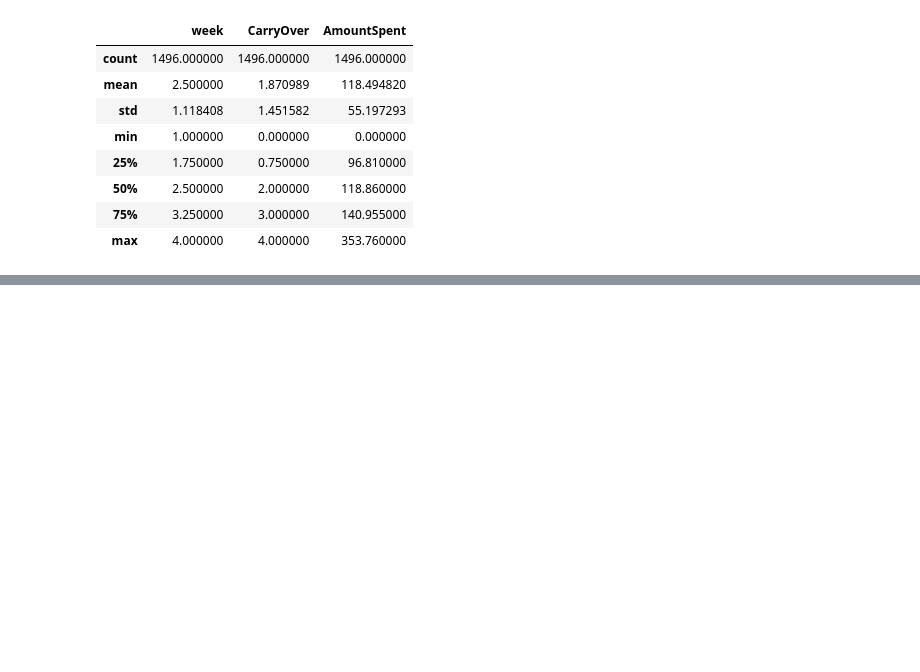
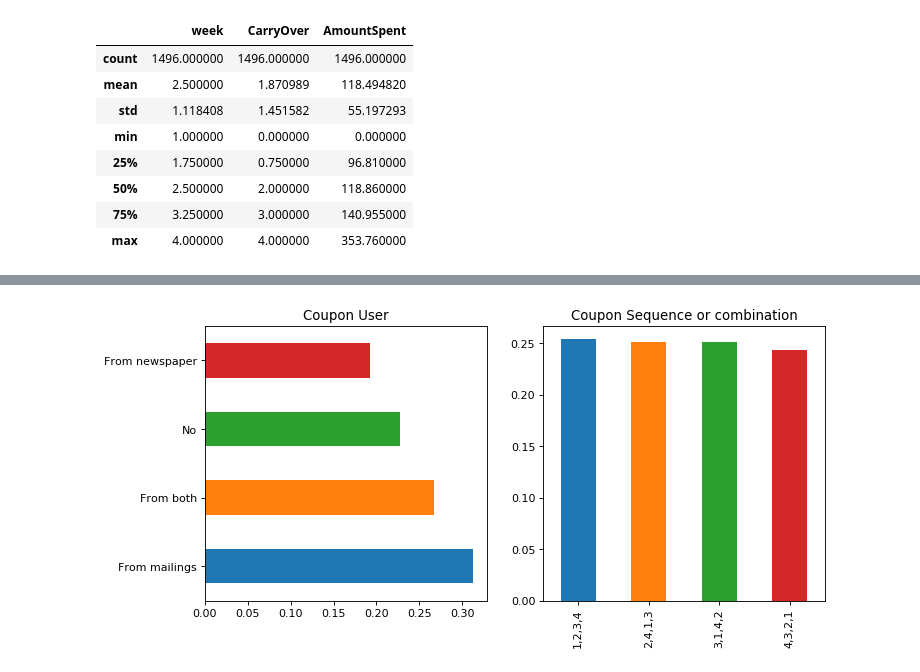
Before and after one commit to OuedraogoAbdoul/Marketing-Campaigns, a Jupyter notebook: Analyzing Marking Campaign.ipynb, the cells around one changed output, grey strips where cells are left out. Cells and saved outputs as stored; diff of their text form; code cells hidden in the pictures; blank space fills up the shorter version.

```diff
--- a/Analyzing Marking Campaign.ipynb
+++ b/Analyzing Marking Campaign.ipynb
@@ -93 +78,14 @@ plt.title("Coupon User");
+# %%
+fig=plt.figure(figsize=(10, 10), dpi= 80, facecolor='w', edgecolor='k')
+plt.subplot(2, 2, 3)
+CouponUser = data.CouponUser.value_counts()
+(CouponUser/data.shape[0]).plot(kind="barh");
+plt.title("Coupon User");
+
+plt.subplot(2, 2, 4)
+CouponSequence = data.CouponSequence.value_counts()
+(CouponSequence/data.shape[0]).plot(kind="bar");
+plt.title("Coupon Sequence or combination");
+# %% [output]
+[figure, added]
 # %%
```
Also changed, not shown: parts of 18 cells of this notebook.
